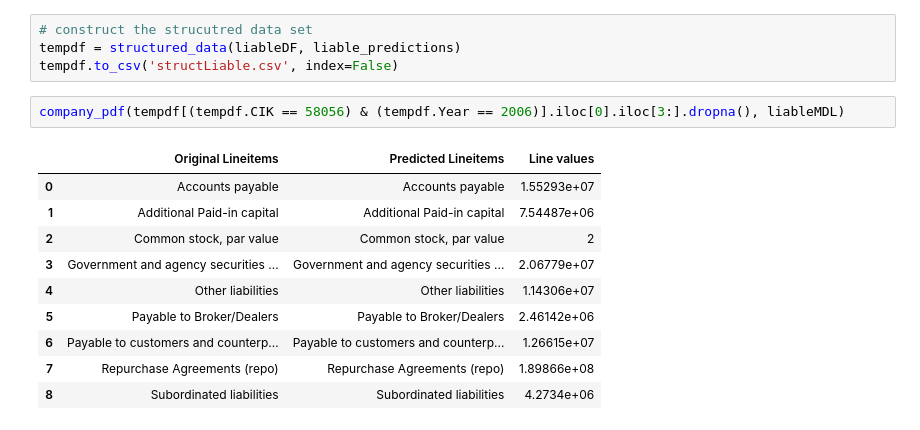
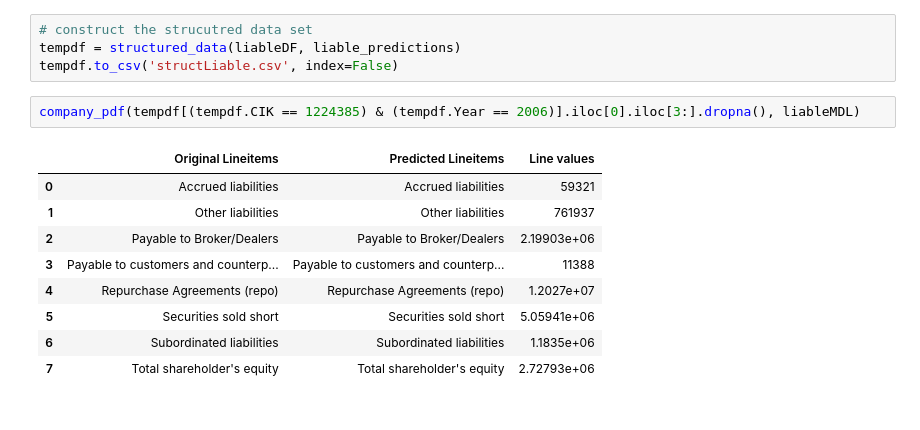
Before and after one commit to fernando-duarte/X17A5, a Jupyter notebook: datebaseStructured.ipynb, the cells around one changed output. Saved outputs shown, nothing was run; the diff lists cells and outputs as text.

```diff
--- a/datebaseStructured.ipynb
+++ b/datebaseStructured.ipynb
@@ -120,15 +120,14 @@ company_pdf(assetDF[(assetDF.CIK == 91154) & (assetDF.Year == 2003)].iloc[0].ilo
 tempdf = structured_data(liableDF, liable_predictions)
 tempdf.to_csv('structLiable.csv', index=False)
 # %%
-company_pdf(tempdf[(tempdf.CIK == 58056) & (tempdf.Year == 2006)].iloc[0].iloc[3:].dropna(), liableMDL)
+company_pdf(tempdf[(tempdf.CIK == 1224385) & (tempdf.Year == 2006)].iloc[0].iloc[3:].dropna(), liableMDL)
 # %% [output]
 |  | Original Lineitems | Predicted Lineitems | Line values |
-| 0 | Accounts payable | Accounts payable | 1.55293e+07 |
-| 1 | Additional Paid-in capital | Additional Paid-in capital | 7.54487e+06 |
-| 2 | Common stock, par value | Common stock, par value | 2 |
-| 3 | Government and agency securities ... | Government and agency securities ... | 2.06779e+07 |
-| 4 | Other liabilities | Other liabilities | 1.14306e+07 |
-| 5 | Payable to Broker/Dealers | Payable to Broker/Dealers | 2.46142e+06 |
-| 6 | Payable to customers and counterp... | Payable to customers and counterp... | 1.26615e+07 |
-| 7 | Repurchase Agreements (repo) | Repurchase Agreements (repo) | 1.89866e+08 |
-| 8 | Subordinated liabilities | Subordinated liabilities | 4.2734e+06 |
+| 0 | Accrued liabilities | Accrued liabilities | 59321 |
+| 1 | Other liabilities | Other liabilities | 761937 |
+| 2 | Payable to Broker/Dealers | Payable to Broker/Dealers | 2.19903e+06 |
+| 3 | Payable to customers and counterp... | Payable to customers and counterp... | 11388 |
+| 4 | Repurchase Agreements (repo) | Repurchase Agreements (repo) | 1.2027e+07 |
+| 5 | Securities sold short | Securities sold short | 5.05941e+06 |
+| 6 | Subordinated liabilities | Subordinated liabilities | 1.1835e+06 |
+| 7 | Total shareholder's equity | Total shareholder's equity | 2.72793e+06 |
```
Also changed, not shown: 5 other files.
